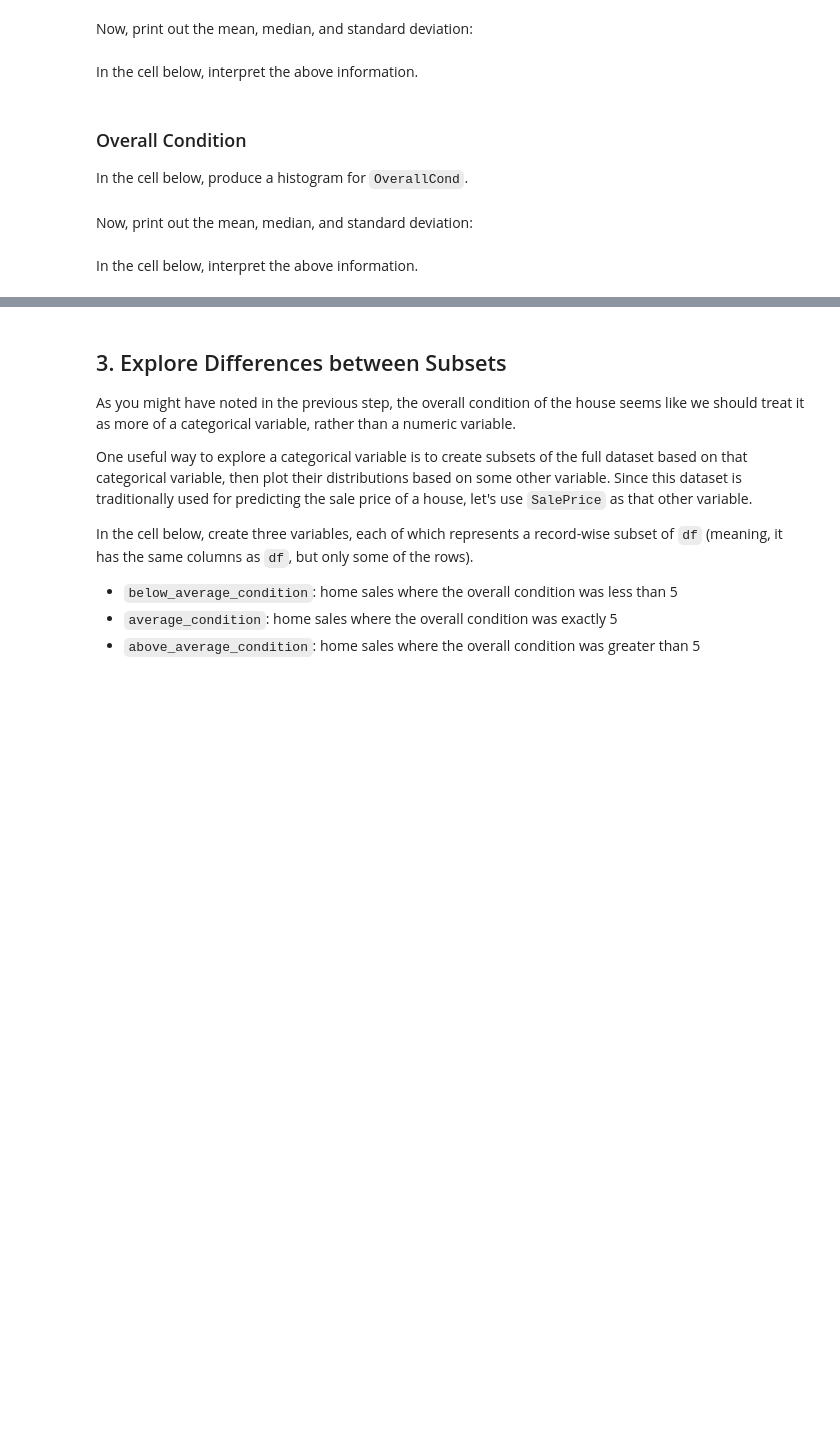
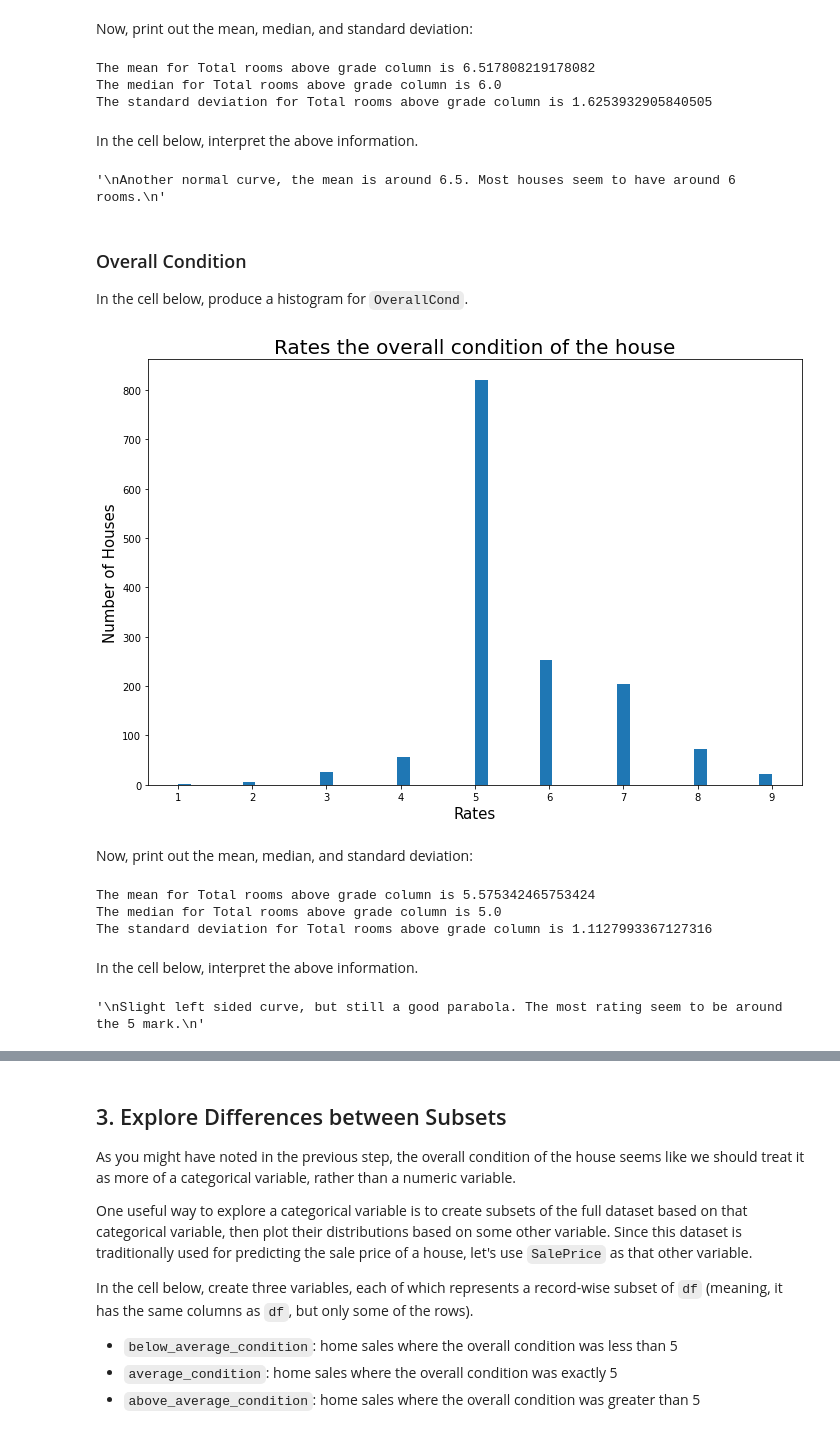
Before and after one commit to wasih790/dsc-pandas-eda-lab, a Jupyter notebook: index.ipynb, the cells around one changed output, grey strips where cells are left out. Drawn from its saved outputs; the diff is of its cells as text; code cells hidden in the pictures; blank space fills up the shorter version.

```diff
--- a/index.ipynb
+++ b/index.ipynb
@@ -221,2 +252,16 @@ Now, print out the mean, median, and standard deviation:
+# %%
+# Your code here
+# Your code here
+sale_std = df['TotRmsAbvGrd'].std()
+sale_mean = df['TotRmsAbvGrd'].mean()
+sale_media = df['TotRmsAbvGrd'].median()
+
+print(f"The mean for Total rooms above grade column is {sale_mean}")
+print(f"The median for Total rooms above grade column is {sale_media}")
+print(f"The standard deviation for Total rooms above grade column is {sale_std}")
+# %% [output]
+The mean for Total rooms above grade column is 6.517808219178082
+The median for Total rooms above grade column is 6.0
+The standard deviation for Total rooms above grade column is 1.6253932905840505
 # %% [markdown]
 In the cell below, interpret the above information.
@@ -228,3 +268,10 @@ None
+# %%
+# Replace None with appropriate text
+"""
+Another normal curve, the mean is around 6.5. Most houses seem to have around 6 rooms.
+"""
+# %% [output]
+'\nAnother normal curve, the mean is around 6.5. Most houses seem to have around 6 rooms.\n'
 # %% [markdown]
 ### Overall Condition
 
@@ -234,2 +279,14 @@ In the cell below, produce a histogram for `OverallCond`.
+# %%
+# Your code here
+
+fig, ax = plt.subplots(figsize=(10,7))
+ax.hist(df['OverallCond'], bins='auto')
+ax.set_title('Rates the overall condition of the house', fontsize=20)
+ax.set_xlabel('Rates', fontsize=15)
+ax.set_ylabel('Number of Houses', fontsize=15)
+
+fig.tight_layout()
+# %% [output]
+[figure, added]
 # %% [markdown]
 Now, print out the mean, median, and standard deviation:
@@ -238,2 +293,15 @@ Now, print out the mean, median, and standard deviation:
+# %%
+# Your code here
+sale_std = df['OverallCond'].std()
+sale_mean = df['OverallCond'].mean()
+sale_media = df['OverallCond'].median()
+
+print(f"The mean for Total rooms above grade column is {sale_mean}")
+print(f"The median for Total rooms above grade column is {sale_media}")
+print(f"The standard deviation for Total rooms above grade column is {sale_std}")
+# %% [output]
+The mean for Total rooms above grade column is 5.575342465753424
+The median for Total rooms above grade column is 5.0
+The standard deviation for Total rooms above grade column is 1.1127993367127316
 # %% [markdown]
 In the cell below, interpret the above information.
@@ -244,0 +308,7 @@ None
+# %%
+# Replace None with appropriate text
+"""
+Slight left sided curve, but still a good parabola. The most rating seem to be around the 5 mark.
+"""
+# %% [output]
+'\nSlight left sided curve, but still a good parabola. The most rating seem to be around the 5 mark.\n'
```
Also changed, not shown: parts of 30 cells of this notebook.
